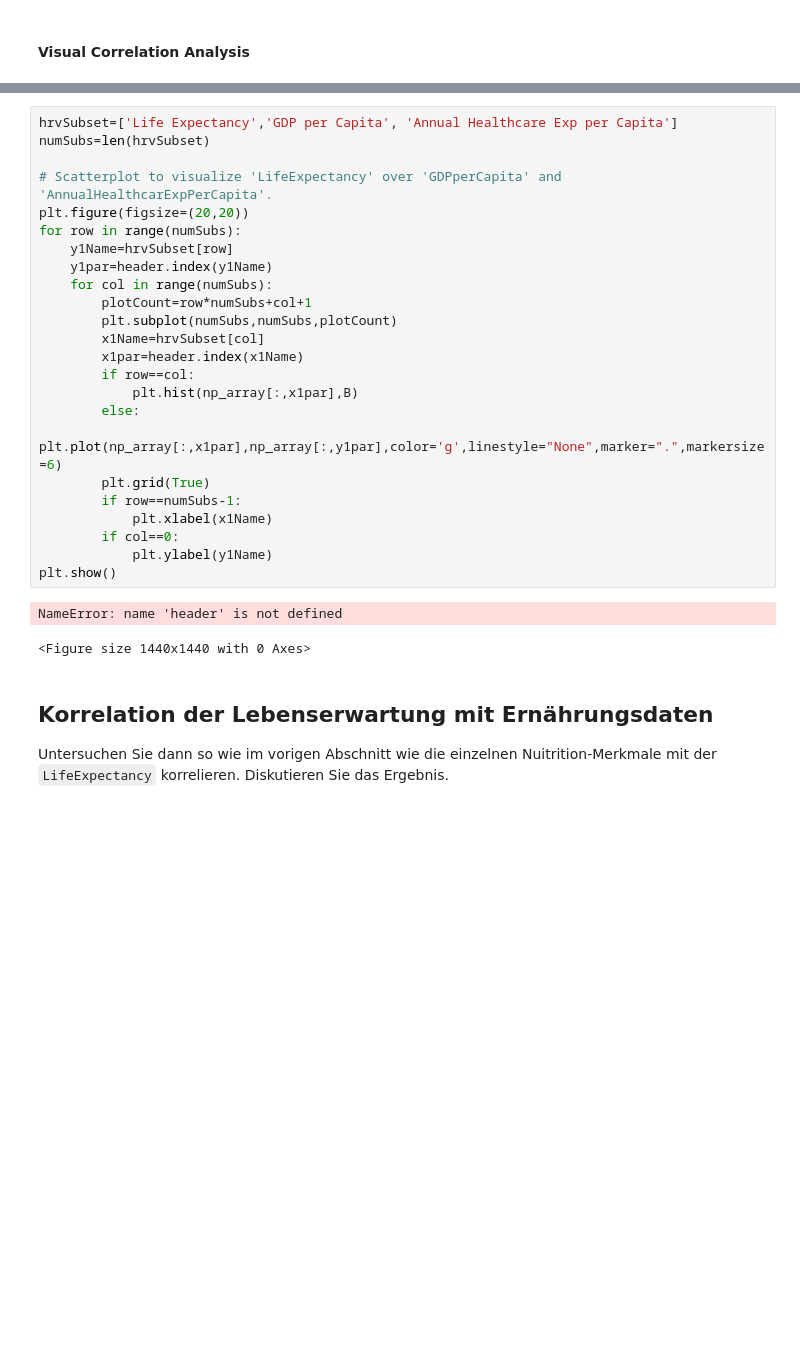
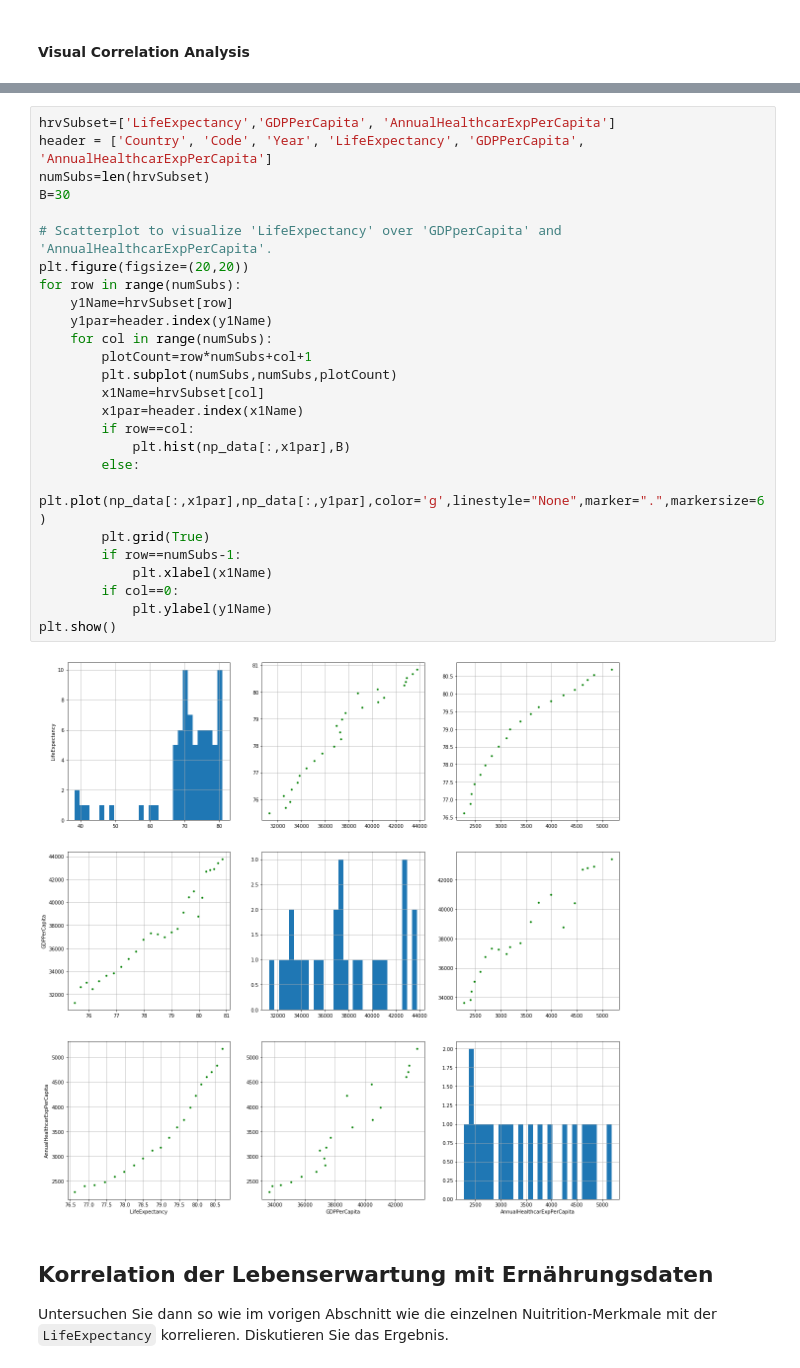
Before and after one commit to JaninaMattes/data-mining-pattern-recogntion, a Jupyter notebook: src/proj1_global_health_app/model/Project1_Global_HealthData_App.ipynb, the cells around one changed output, grey strips where cells are left out. Saved outputs shown, nothing was run; the diff lists cells and outputs as text; blank space fills up the shorter version.

Commit message:
src: Add data analysation

```diff
--- a/src/proj1_global_health_app/model/Project1_Global_HealthData_App.ipynb
+++ b/src/proj1_global_health_app/model/Project1_Global_HealthData_App.ipynb
@@ -539,32 +540,33 @@ np.savetxt(PATH+'np_country_GERMANY_2015.csv', np_data, fmt='%s')
  ['Germany' 'DEU' 2014 80.691002 43417.7306148796 5182.11404918]
  ['Germany' 'DEU' 2015 80.848 43784.1480962435 nan]]
 # %%
-hrvSubset=['Life Expectancy','GDP per Capita', 'Annual Healthcare Exp per Capita']
+hrvSubset=['LifeExpectancy','GDPPerCapita', 'AnnualHealthcarExpPerCapita']
+header = ['Country', 'Code', 'Year', 'LifeExpectancy', 'GDPPerCapita', 'AnnualHealthcarExpPerCapita']
 numSubs=len(hrvSubset)
+B=30
 
 # Scatterplot to visualize 'LifeExpectancy' over 'GDPperCapita' and 'AnnualHealthcarExpPerCapita'.
 plt.figure(figsize=(20,20))
 for row in range(numSubs):
     y1Name=hrvSubset[row]
     y1par=header.index(y1Name)
     for col in range(numSubs):
         plotCount=row*numSubs+col+1
         plt.subplot(numSubs,numSubs,plotCount)
         x1Name=hrvSubset[col]
         x1par=header.index(x1Name)
         if row==col:
-            plt.hist(np_array[:,x1par],B)
+            plt.hist(np_data[:,x1par],B)
         else:
-            plt.plot(np_array[:,x1par],np_array[:,y1par],color='g',linestyle="None",marker=".",markersize=6)
+            plt.plot(np_data[:,x1par],np_data[:,y1par],color='g',linestyle="None",marker=".",markersize=6)
         plt.grid(True)
         if row==numSubs-1:
             plt.xlabel(x1Name)
         if col==0:
             plt.ylabel(y1Name)
 plt.show()
 # %% [output]
-NameError: name 'header' is not defined
-<Figure size 1440x1440 with 0 Axes>
+[figure, added]
 # %% [markdown]
 ## Korrelation der Lebenserwartung mit Ernährungsdaten
 Untersuchen Sie dann so wie im vorigen Abschnitt wie die einzelnen Nuitrition-Merkmale mit der `LifeExpectancy` korrelieren. Diskutieren Sie das Ergebnis.
```
Also changed, not shown: parts of 7 cells of this notebook.
